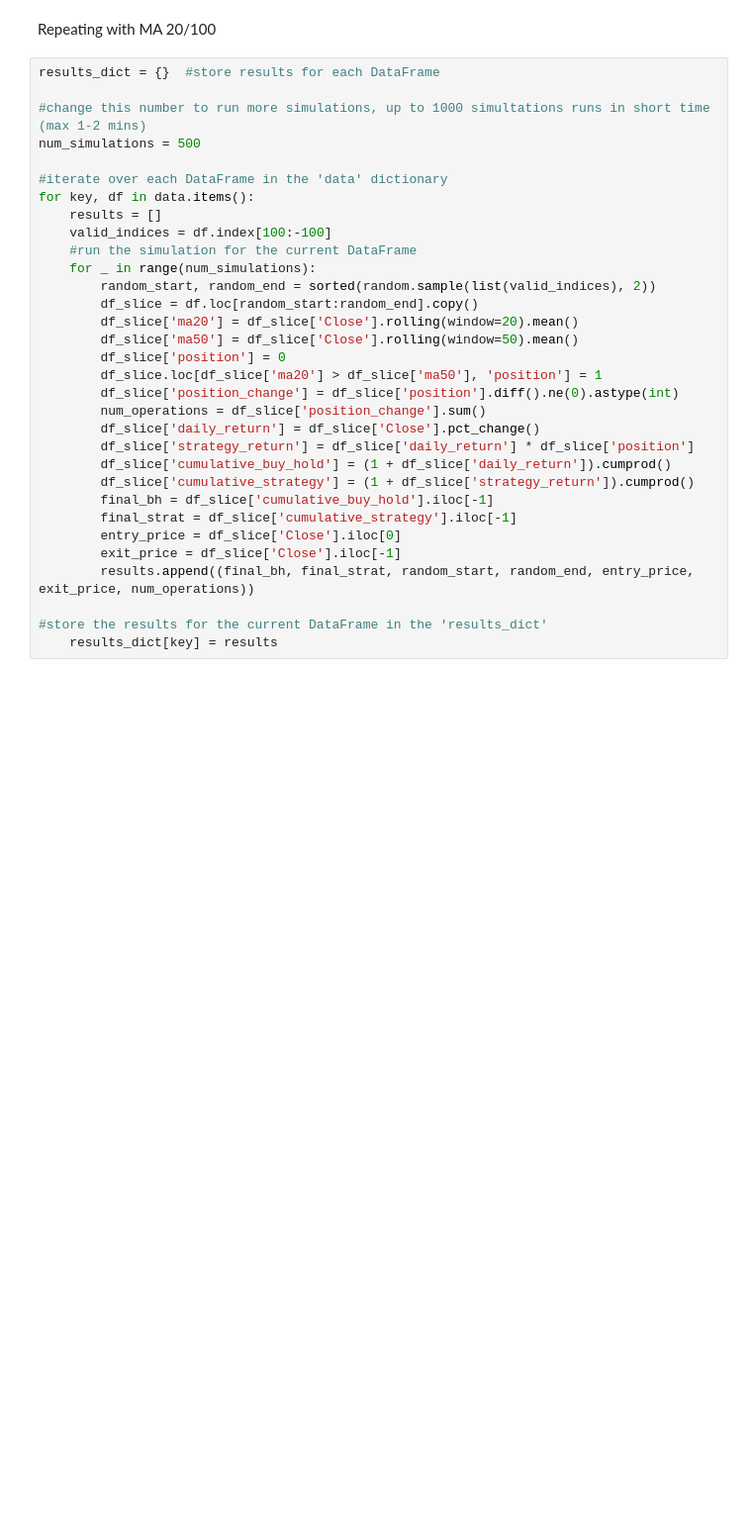
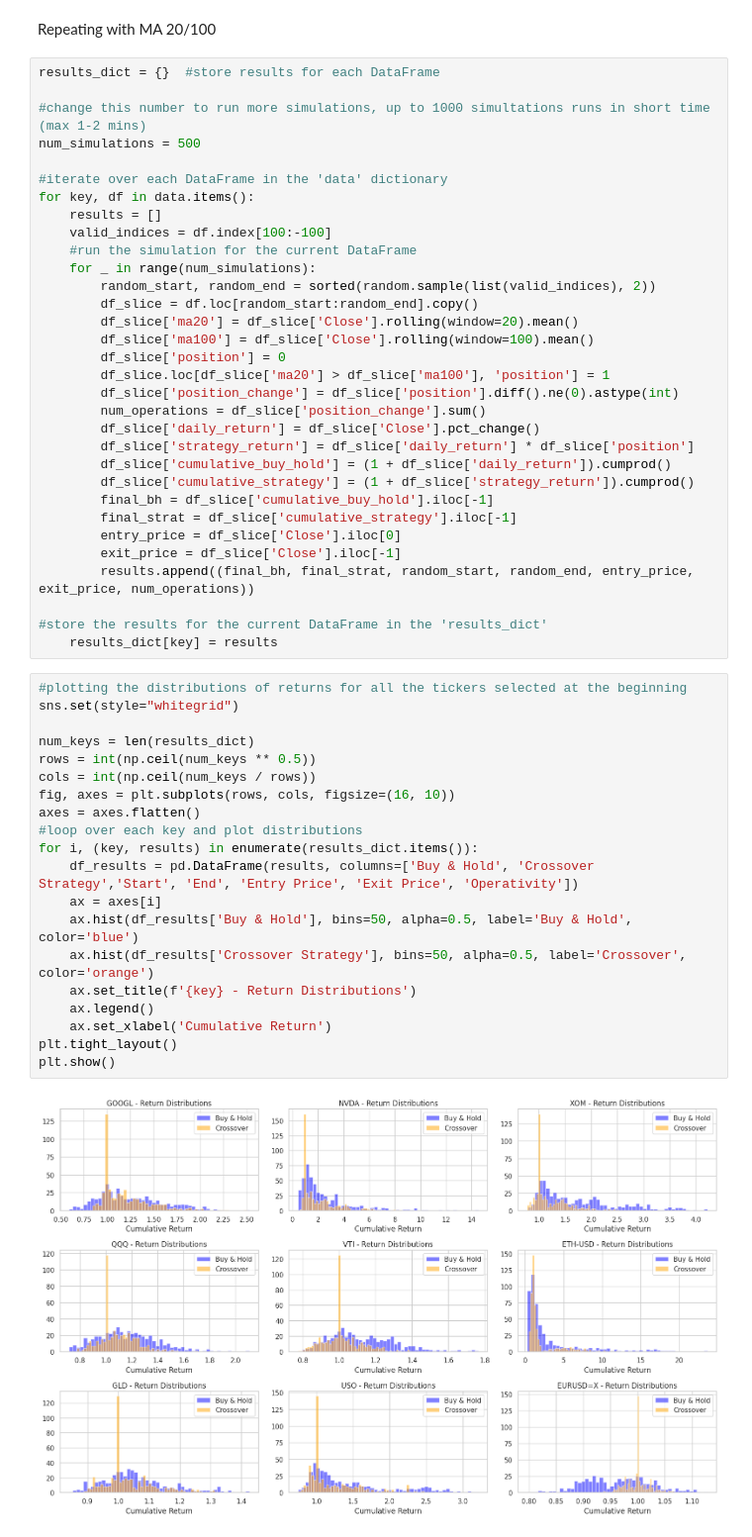
Before and after one commit to dgalassi99/quant-lab, a Jupyter notebook: 01_foundations/W2_Moving_Average_Strategy.ipynb, the cells around one changed output. Shown at 99% size. Cells and saved outputs as stored; diff of their text form; blank space fills up the shorter version.

```diff
--- a/01_foundations/W2_Moving_Average_Strategy.ipynb
+++ b/01_foundations/W2_Moving_Average_Strategy.ipynb
@@ -333,9 +341,9 @@ for key, df in data.items():
         random_start, random_end = sorted(random.sample(list(valid_indices), 2))
         df_slice = df.loc[random_start:random_end].copy()
         df_slice['ma20'] = df_slice['Close'].rolling(window=20).mean()
-        df_slice['ma50'] = df_slice['Close'].rolling(window=50).mean()
+        df_slice['ma100'] = df_slice['Close'].rolling(window=100).mean()
         df_slice['position'] = 0
-        df_slice.loc[df_slice['ma20'] > df_slice['ma50'], 'position'] = 1
+        df_slice.loc[df_slice['ma20'] > df_slice['ma100'], 'position'] = 1
         df_slice['position_change'] = df_slice['position'].diff().ne(0).astype(int)
         num_operations = df_slice['position_change'].sum()
         df_slice['daily_return'] = df_slice['Close'].pct_change()
@@ -350,3 +358,25 @@ for key, df in data.items():
 
 #store the results for the current DataFrame in the 'results_dict'
     results_dict[key] = results
+# %%
+#plotting the distributions of returns for all the tickers selected at the beginning
+sns.set(style="whitegrid")
+
+num_keys = len(results_dict)
+rows = int(np.ceil(num_keys ** 0.5))
+cols = int(np.ceil(num_keys / rows))
+fig, axes = plt.subplots(rows, cols, figsize=(16, 10))
+axes = axes.flatten()
+#loop over each key and plot distributions
+for i, (key, results) in enumerate(results_dict.items()):
+    df_results = pd.DataFrame(results, columns=['Buy & Hold', 'Crossover Strategy','Start', 'End', 'Entry Price', 'Exit Price', 'Operativity'])
+    ax = axes[i]
+    ax.hist(df_results['Buy & Hold'], bins=50, alpha=0.5, label='Buy & Hold', color='blue')
+    ax.hist(df_results['Crossover Strategy'], bins=50, alpha=0.5, label='Crossover', color='orange')
+    ax.set_title(f'{key} - Return Distributions')
+    ax.legend()
+    ax.set_xlabel('Cumulative Return')
+plt.tight_layout()
+plt.show()
+# %% [output]
+[figure, added]
```
Also changed, not shown: parts of 16 cells of this notebook.
